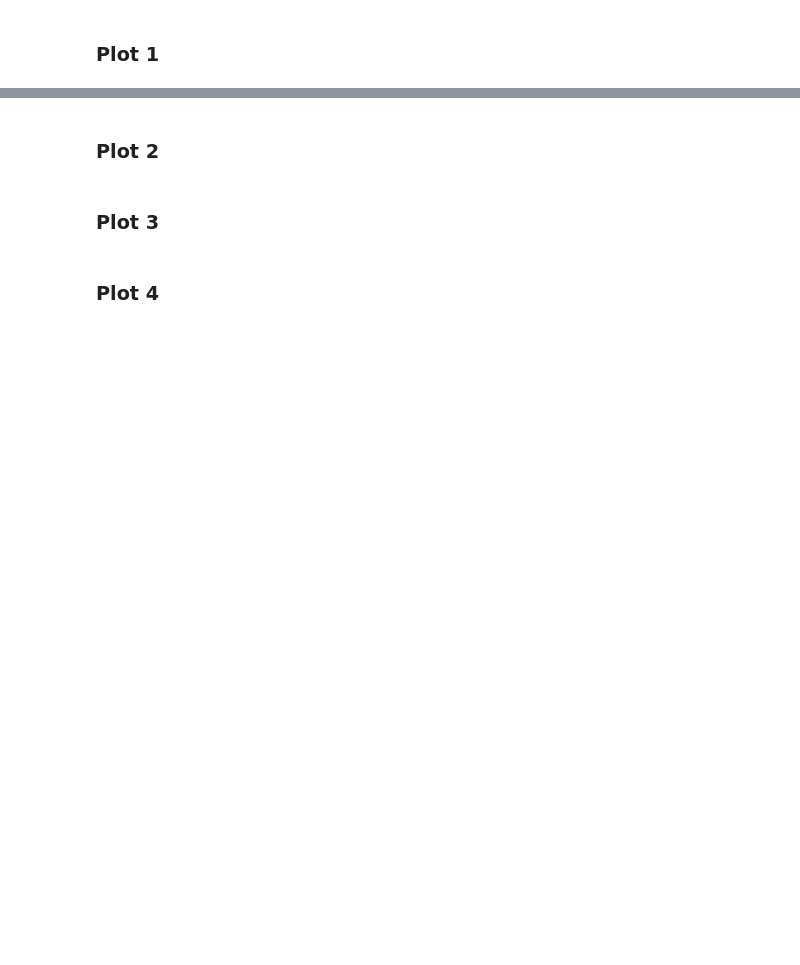
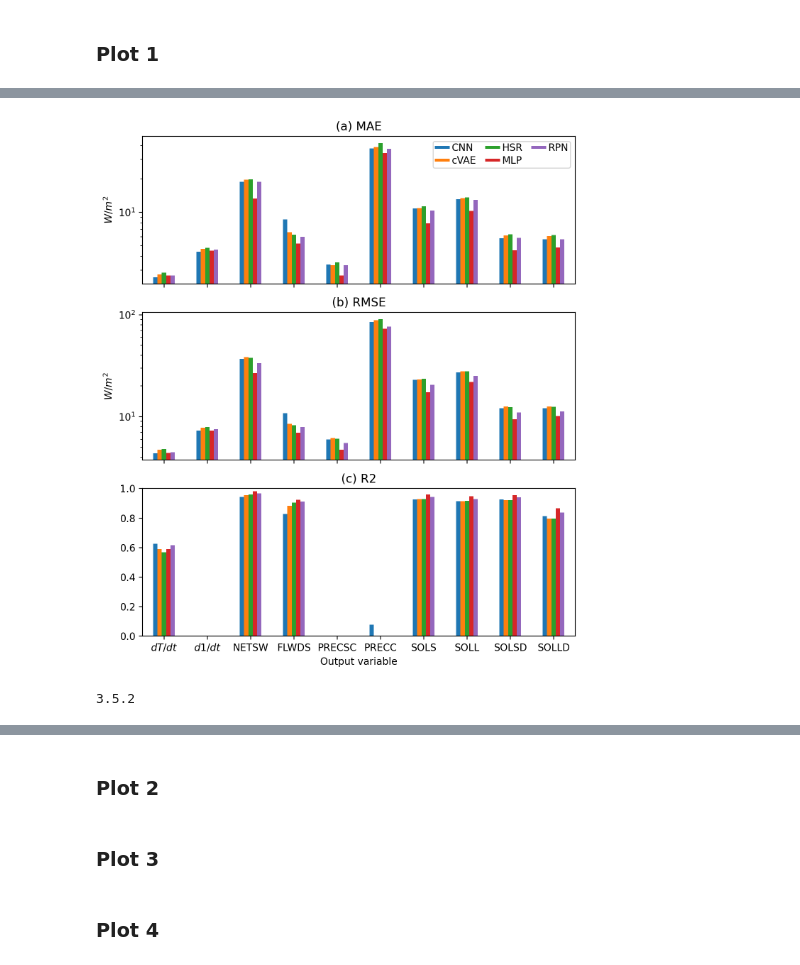
Before and after one commit to leap-stc/ClimSim, a Jupyter notebook: evaluation/main_figure_generation.ipynb, the cells around one changed output, grey strips where cells are left out. Saved outputs shown, nothing was run; the diff lists cells and outputs as text; code cells hidden in the pictures; blank space fills up the shorter version.

```diff
--- a/evaluation/main_figure_generation.ipynb
+++ b/evaluation/main_figure_generation.ipynb
@@ -121,0 +126,29 @@ fig.tight_layout()
+# %%
+fig, axes = plt.subplots(nrows  = len(data.metrics_names), sharex = True)
+for i in range(len(data.metrics_names)):
+    plot_df_byvar[data.metrics_names[i]].plot.bar(colors = ,
+                                                  legend = False,\
+                                                  ax = axes[i])
+    if data.metrics_names[i] != 'R2':
+        axes[i].set_ylabel('$W/m^2$')
+        axes[i].set_yscale('log')
+    else:
+        axes[i].set_ylim(0,1)
+
+    axes[i].set_title(f'({letters[i]}) {data.metrics_names[i]}')
+axes[i].set_xlabel('Output variable')
+axes[i].set_xticklabels(plot_df_byvar[data.metrics_names[i]].index, \
+    rotation=0, ha='center')
+
+axes[0].legend(columnspacing = .9,
+               labelspacing = .3,
+               handleheight = .07,
+               handlelength = 1.5,
+               handletextpad = .2,
+               borderpad = .2,
+               ncol = 3,
+               loc = 'upper right')
+fig.set_size_inches(7,8)
+fig.tight_layout()
+# %% [output]
+[figure, added]
@@ -121,0 +157,5 @@ fig.tight_layout()
+# %%
+import matplotlib
+print(matplotlib.__version__)
+# %% [output]
+3.5.2
```
Also changed, not shown: parts of 5 cells of this notebook, 1 other file.
